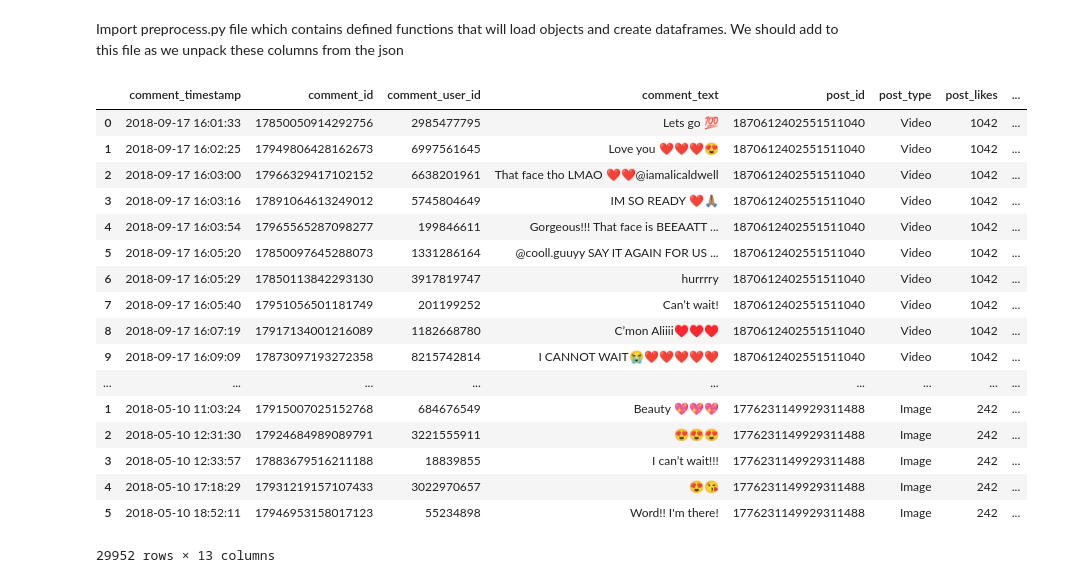
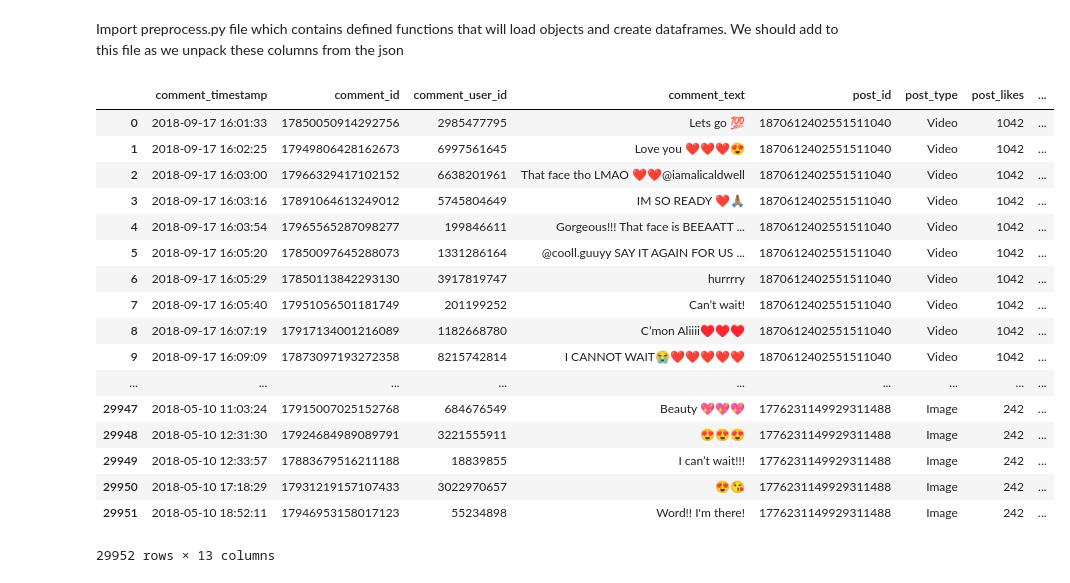
Before and after one commit to karolyxy/breakinghits, a Jupyter notebook: IG_cleaning.ipynb, the cells around one changed output. Saved outputs shown, nothing was run; the diff lists cells and outputs as text; code cells hidden in the pictures.

Commit message:
Add files via upload
Returned IG_full with reset_index()

```diff
--- a/IG_cleaning.ipynb
+++ b/IG_cleaning.ipynb
@@ -297,25 +298,27 @@ Import preprocess.py file which contains defined functions that will load object
 from preprocess import insta_open
 # %%
 df = insta_open('./iamalicaldwell/iamalicaldwell.json')
-df
-# %% [output]
-|  | comment_timestamp | comment_id | comment_user_id | comment_text | post_id | post_type | post_likes | ... |
-| 0 | 2018-09-17 16:01:33 | 17850050914292756 | 2985477795 | Lets go 💯 | 1870612402551511040 | Video | 1042 | ... |
-| 1 | 2018-09-17 16:02:25 | 17949806428162673 | 6997561645 | Love you ❤❤❤😍 | 1870612402551511040 | Video | 1042 | ... |
-| 2 | 2018-09-17 16:03:00 | 17966329417102152 | 6638201961 | That face tho LMAO ❤❤@iamalicaldwell | 1870612402551511040 | Video | 1042 | ... |
-| 3 | 2018-09-17 16:03:16 | 17891064613249012 | 5745804649 | IM SO READY ❤️🙏🏽 | 1870612402551511040 | Video | 1042 | ... |
-| 4 | 2018-09-17 16:03:54 | 17965565287098277 | 199846611 | Gorgeous!!! That face is BEEAATT ... | 1870612402551511040 | Video | 1042 | ... |
-| 5 | 2018-09-17 16:05:20 | 17850097645288073 | 1331286164 | @cooll.guuyy SAY IT AGAIN FOR US ... | 1870612402551511040 | Video | 1042 | ... |
-| 6 | 2018-09-17 16:05:29 | 17850113842293130 | 3917819747 | hurrrry | 1870612402551511040 | Video | 1042 | ... |
-| 7 | 2018-09-17 16:05:40 | 17951056501181749 | 201199252 | Can’t wait! | 1870612402551511040 | Video | 1042 | ... |
-| 8 | 2018-09-17 16:07:19 | 17917134001216089 | 1182668780 | C’mon Aliiii♥️♥️♥️ | 1870612402551511040 | Video | 1042 | ... |
-| 9 | 2018-09-17 16:09:09 | 17873097193272358 | 8215742814 | I CANNOT WAIT😭❤️❤️❤️❤️❤️ | 1870612402551511040 | Video | 1042 | ... |
-| ... | ... | ... | ... | ... | ... | ... | ... | ... |
-| 1 | 2018-05-10 11:03:24 | 17915007025152768 | 684676549 | Beauty 💖💖💖 | 1776231149929311488 | Image | 242 | ... |
-| 2 | 2018-05-10 12:31:30 | 17924684989089791 | 3221555911 | 😍😍😍 | 1776231149929311488 | Image | 242 | ... |
-| 3 | 2018-05-10 12:33:57 | 17883679516211188 | 18839855 | I can’t wait!!! | 1776231149929311488 | Image | 242 | ... |
-| 4 | 2018-05-10 17:18:29 | 17931219157107433 | 3022970657 | 😍😘 | 1776231149929311488 | Image | 242 | ... |
-| 5 | 2018-05-10 18:52:11 | 17946953158017123 | 55234898 | Word!! I'm there! | 1776231149929311488 | Image | 242 | ... |
-29952 rows × 13 columns
+# %%
+df = df.reset_index(drop=True)
+df
+# %% [output]
+|  | comment_timestamp | comment_id | comment_user_id | comment_text | post_id | post_type | post_likes | ... |
+| 0 | 2018-09-17 16:01:33 | 17850050914292756 | 2985477795 | Lets go 💯 | 1870612402551511040 | Video | 1042 | ... |
+| 1 | 2018-09-17 16:02:25 | 17949806428162673 | 6997561645 | Love you ❤❤❤😍 | 1870612402551511040 | Video | 1042 | ... |
+| 2 | 2018-09-17 16:03:00 | 17966329417102152 | 6638201961 | That face tho LMAO ❤❤@iamalicaldwell | 1870612402551511040 | Video | 1042 | ... |
+| 3 | 2018-09-17 16:03:16 | 17891064613249012 | 5745804649 | IM SO READY ❤️🙏🏽 | 1870612402551511040 | Video | 1042 | ... |
+| 4 | 2018-09-17 16:03:54 | 17965565287098277 | 199846611 | Gorgeous!!! That face is BEEAATT ... | 1870612402551511040 | Video | 1042 | ... |
+| 5 | 2018-09-17 16:05:20 | 17850097645288073 | 1331286164 | @cooll.guuyy SAY IT AGAIN FOR US ... | 1870612402551511040 | Video | 1042 | ... |
+| 6 | 2018-09-17 16:05:29 | 17850113842293130 | 3917819747 | hurrrry | 1870612402551511040 | Video | 1042 | ... |
+| 7 | 2018-09-17 16:05:40 | 17951056501181749 | 201199252 | Can’t wait! | 1870612402551511040 | Video | 1042 | ... |
+| 8 | 2018-09-17 16:07:19 | 17917134001216089 | 1182668780 | C’mon Aliiii♥️♥️♥️ | 1870612402551511040 | Video | 1042 | ... |
+| 9 | 2018-09-17 16:09:09 | 17873097193272358 | 8215742814 | I CANNOT WAIT😭❤️❤️❤️❤️❤️ | 1870612402551511040 | Video | 1042 | ... |
+| ... | ... | ... | ... | ... | ... | ... | ... | ... |
+| 29947 | 2018-05-10 11:03:24 | 17915007025152768 | 684676549 | Beauty 💖💖💖 | 1776231149929311488 | Image | 242 | ... |
+| 29948 | 2018-05-10 12:31:30 | 17924684989089791 | 3221555911 | 😍😍😍 | 1776231149929311488 | Image | 242 | ... |
+| 29949 | 2018-05-10 12:33:57 | 17883679516211188 | 18839855 | I can’t wait!!! | 1776231149929311488 | Image | 242 | ... |
+| 29950 | 2018-05-10 17:18:29 | 17931219157107433 | 3022970657 | 😍😘 | 1776231149929311488 | Image | 242 | ... |
+| 29951 | 2018-05-10 18:52:11 | 17946953158017123 | 55234898 | Word!! I'm there! | 1776231149929311488 | Image | 242 | ... |
+29952 rows × 13 columns
 # %%
 # Save this beautiful clean dataframe as a csv
```
Also changed, not shown: parts of 2 cells of this notebook, 1 other file.
